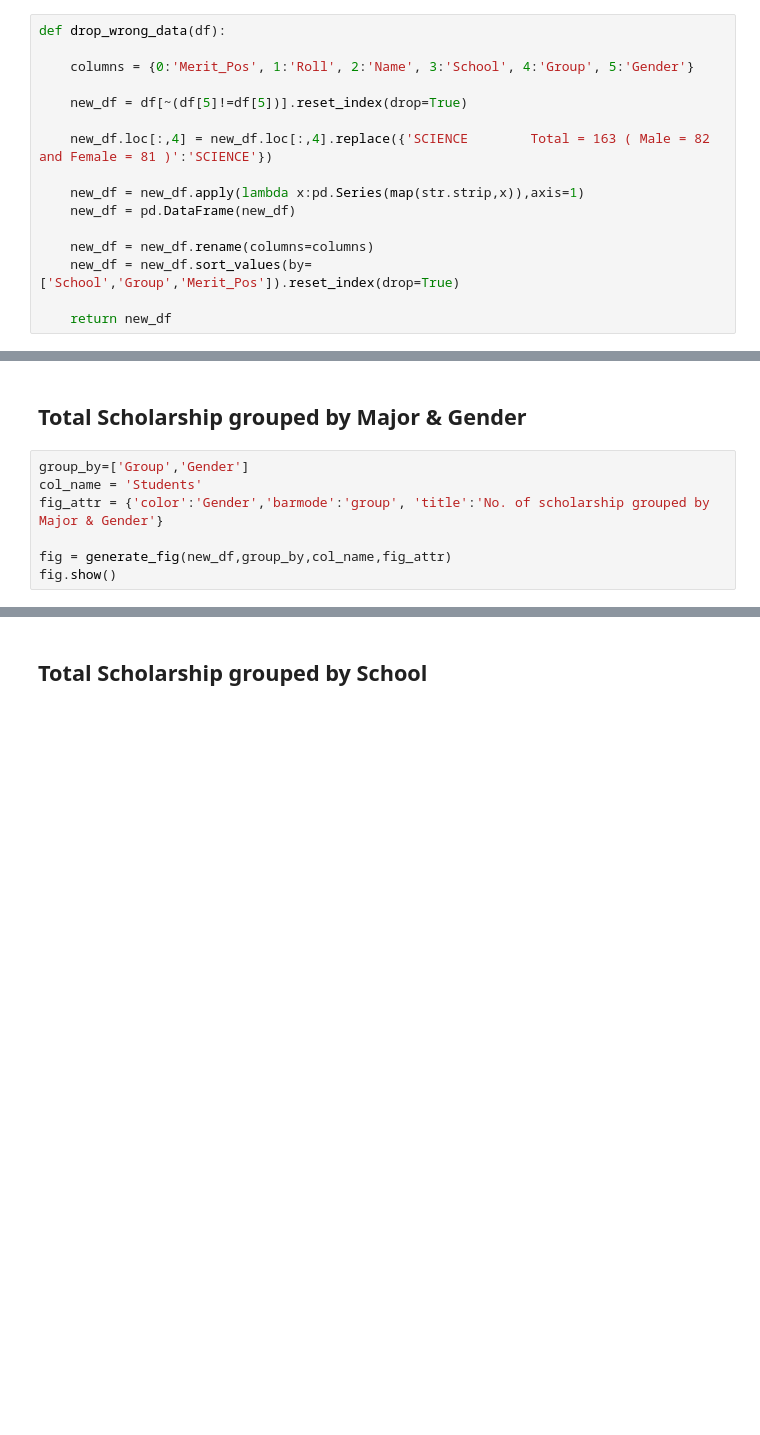
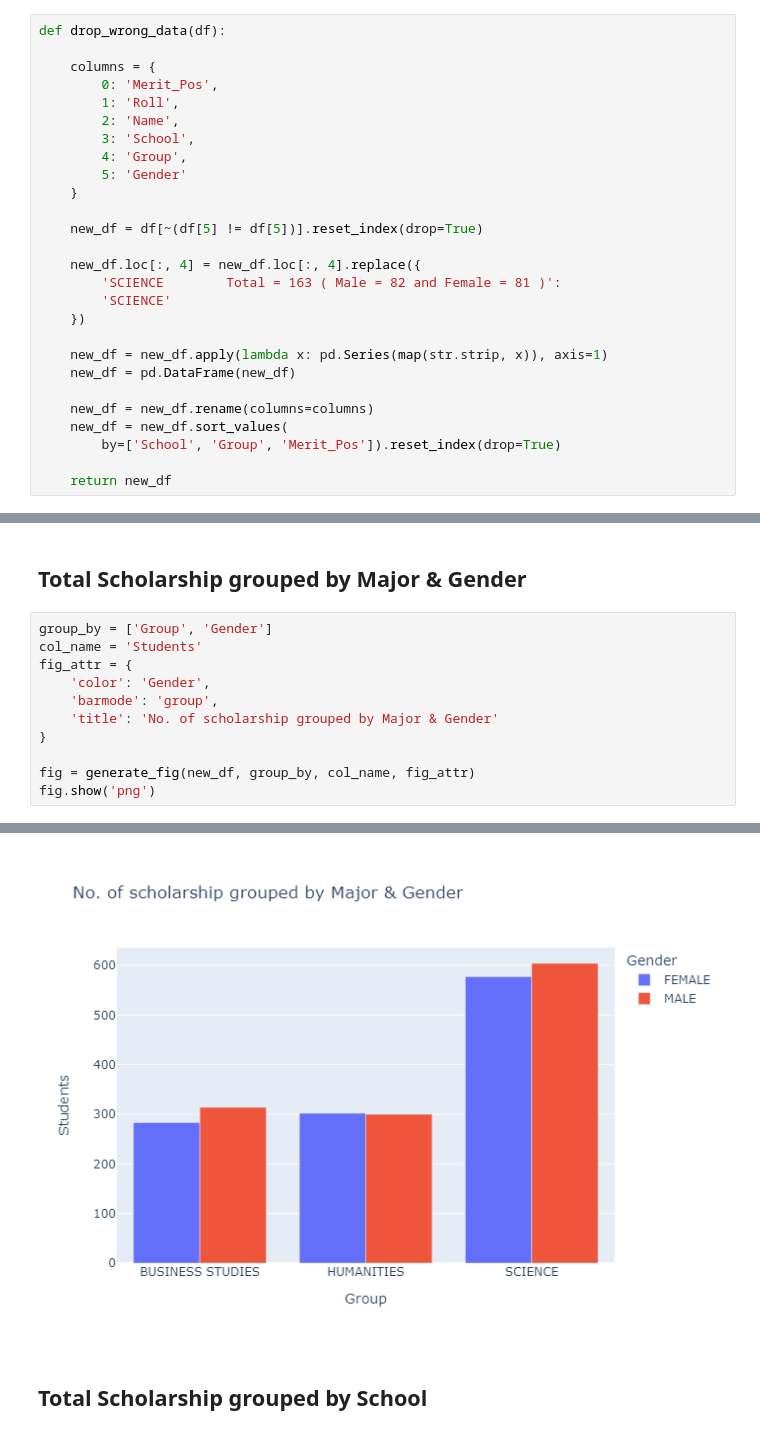
Before and after one commit to Mazhar004/python-data-visualization, a Jupyter notebook: SSC Scholarship 2023/SSC Scholarship PDF Process and Visualize.ipynb, the cells around one changed output, grey strips where cells are left out. Drawn from its saved outputs; the diff is of its cells as text; blank space fills up the shorter version.

Commit message:
Show image as a png to visualize in Github repo

```diff
--- a/SSC Scholarship 2023/SSC Scholarship PDF Process and Visualize.ipynb
+++ b/SSC Scholarship 2023/SSC Scholarship PDF Process and Visualize.ipynb
@@ -82,17 +87,28 @@ df = dataframe_clean(df)
 # %%
 def drop_wrong_data(df):
 
-    columns = {0:'Merit_Pos', 1:'Roll', 2:'Name', 3:'School', 4:'Group', 5:'Gender'}
+    columns = {
+        0: 'Merit_Pos',
+        1: 'Roll',
+        2: 'Name',
+        3: 'School',
+        4: 'Group',
+        5: 'Gender'
+    }
 
-    new_df = df[~(df[5]!=df[5])].reset_index(drop=True)
+    new_df = df[~(df[5] != df[5])].reset_index(drop=True)
 
-    new_df.loc[:,4] = new_df.loc[:,4].replace({'SCIENCE        Total = 163 ( Male = 82 and Female = 81 )':'SCIENCE'})
+    new_df.loc[:, 4] = new_df.loc[:, 4].replace({
+        'SCIENCE        Total = 163 ( Male = 82 and Female = 81 )':
+        'SCIENCE'
+    })
 
-    new_df = new_df.apply(lambda x:pd.Series(map(str.strip,x)),axis=1)
+    new_df = new_df.apply(lambda x: pd.Series(map(str.strip, x)), axis=1)
     new_df = pd.DataFrame(new_df)
 
     new_df = new_df.rename(columns=columns)
-    new_df = new_df.sort_values(by=['School','Group','Merit_Pos']).reset_index(drop=True)
+    new_df = new_df.sort_values(
+        by=['School', 'Group', 'Merit_Pos']).reset_index(drop=True)
 
     return new_df
 # %% [markdown]
@@ -174,10 +189,14 @@ fig.show()
 # %% [markdown]
 ## Total Scholarship grouped by Major & Gender
 # %%
-group_by=['Group','Gender']
+group_by = ['Group', 'Gender']
 col_name = 'Students'
-fig_attr = {'color':'Gender','barmode':'group', 'title':'No. of scholarship grouped by Major & Gender'}
+fig_attr = {
+    'color': 'Gender',
+    'barmode': 'group',
+    'title': 'No. of scholarship grouped by Major & Gender'
+}
 
-fig = generate_fig(new_df,group_by,col_name,fig_attr)
-fig.show()
+fig = generate_fig(new_df, group_by, col_name, fig_attr)
+fig.show('png')
 # %% [output]
@@ -185,3 +203,4 @@ fig.show()
+[figure, added]
 # %% [markdown]
 ## Total Scholarship grouped by School
 # %%
```
Also changed, not shown: parts of 11 cells of this notebook.
